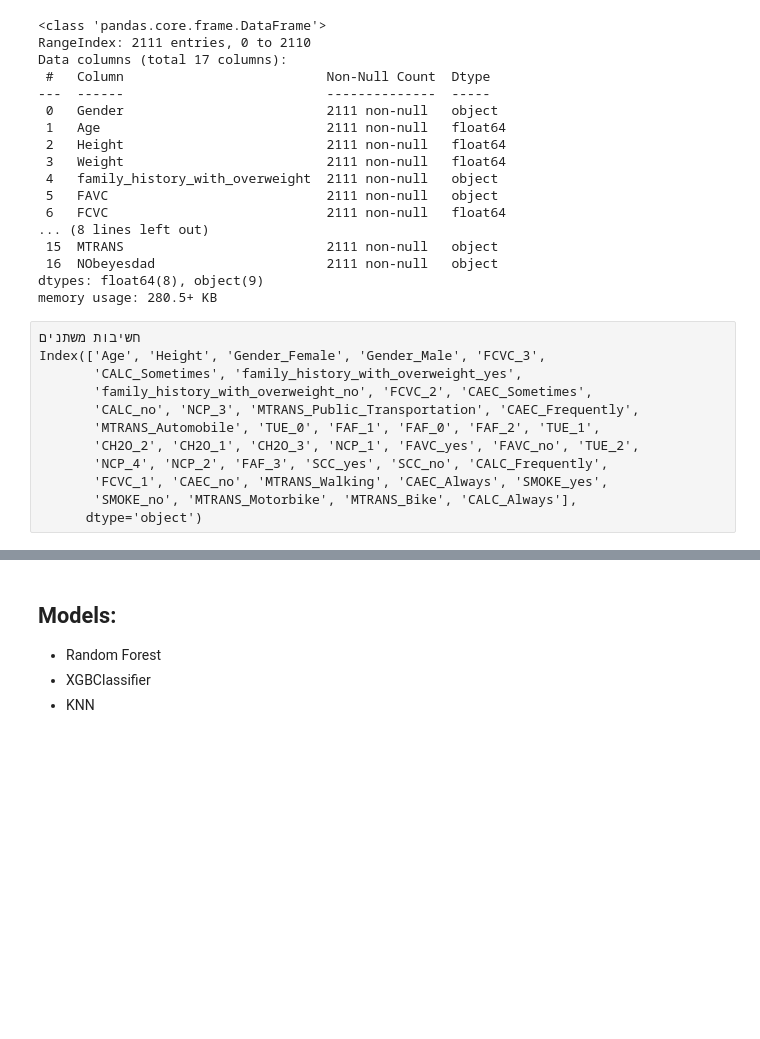
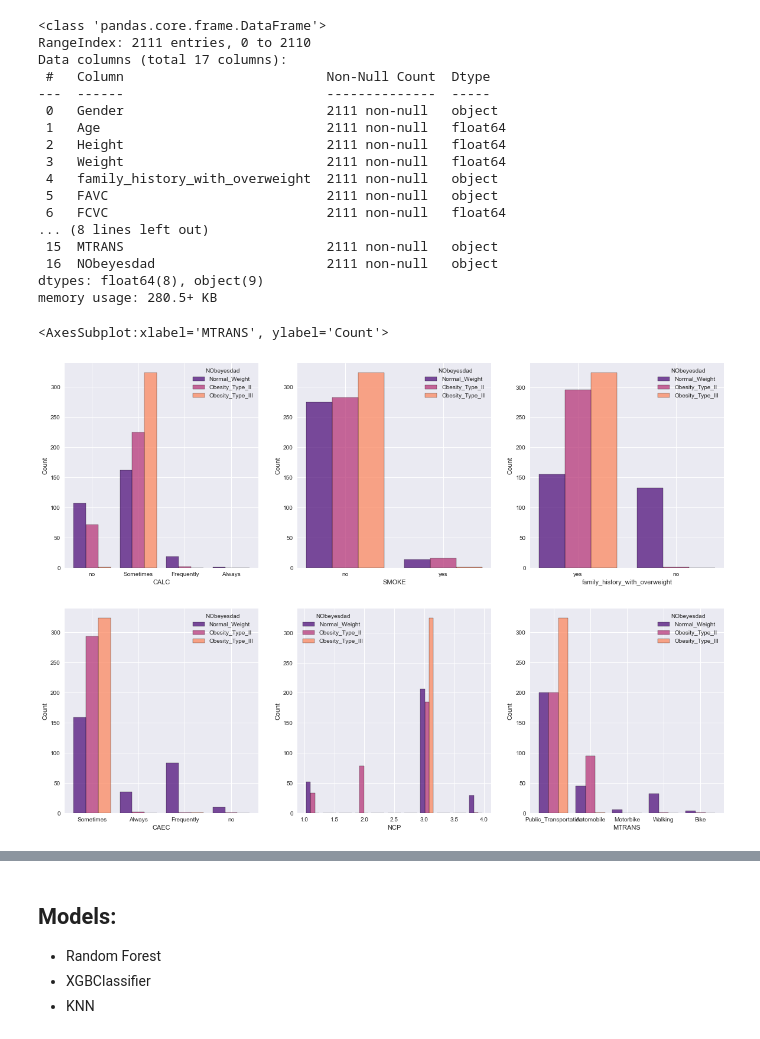
Before and after one commit to NoaAmichai/Obesity-Data-Science-Project, a Jupyter notebook: Obesity_Semester_B.ipynb, the cells around one changed output, grey strips where cells are left out. Saved outputs shown, nothing was run; the diff lists cells and outputs as text; code cells hidden in the pictures; blank space fills up the shorter version.

```diff
--- a/Obesity_Semester_B.ipynb
+++ b/Obesity_Semester_B.ipynb
@@ -64,18 +64,6 @@ Data columns (total 17 columns):
  16  NObeyesdad                      2111 non-null   object
 dtypes: float64(8), object(9)
 memory usage: 280.5+ KB
-# %% [raw]
-חשיבות משתנים
-Index(['Age', 'Height', 'Gender_Female', 'Gender_Male', 'FCVC_3',
-       'CALC_Sometimes', 'family_history_with_overweight_yes',
-       'family_history_with_overweight_no', 'FCVC_2', 'CAEC_Sometimes',
-       'CALC_no', 'NCP_3', 'MTRANS_Public_Transportation', 'CAEC_Frequently',
-       'MTRANS_Automobile', 'TUE_0', 'FAF_1', 'FAF_0', 'FAF_2', 'TUE_1',
-       'CH2O_2', 'CH2O_1', 'CH2O_3', 'NCP_1', 'FAVC_yes', 'FAVC_no', 'TUE_2',
-       'NCP_4', 'NCP_2', 'FAF_3', 'SCC_yes', 'SCC_no', 'CALC_Frequently',
-       'FCVC_1', 'CAEC_no', 'MTRANS_Walking', 'CAEC_Always', 'SMOKE_yes',
-       'SMOKE_no', 'MTRANS_Motorbike', 'MTRANS_Bike', 'CALC_Always'],
-      dtype='object')
 # %%
 #Other than 'Age', 'Weight' and 'Height' there is no reason for the other numeric columns to be 'float'. We'll change it.
 columns = ["NCP", "CH2O", "TUE", "FAF","FCVC"]
@@ -85,3 +73,18 @@ for col in columns:
 Normal_Weight = df.loc[df.NObeyesdad == "Normal_Weight"]
 Obesity_Type_II = df.loc[df.NObeyesdad == "Obesity_Type_II"]
 Obesity_Type_III = df.loc[df.NObeyesdad == "Obesity_Type_III"]
+
+frames = [Normal_Weight,Obesity_Type_II,Obesity_Type_III]
+result = pd.concat(frames)
+# %%
+fig, axs = plt.subplots(ncols=3, nrows = 2,figsize = (20,14))
+
+sns.histplot(data=result, x="CALC", hue="NObeyesdad", multiple="dodge", shrink=.8,palette="magma",ax=axs[0][0])
+sns.histplot(data=result, x="SMOKE", hue="NObeyesdad", multiple="dodge", shrink=.8,palette="magma",ax=axs[0][1])
+sns.histplot(data=result, x="family_history_with_overweight", hue="NObeyesdad", multiple="dodge", shrink=.8,palette="magma",ax=axs[0][2])
+sns.histplot(data=result, x="CAEC", hue="NObeyesdad", multiple="dodge", shrink=.8,palette="magma",ax=axs[1][0])
+sns.histplot(data=result, x="NCP", hue="NObeyesdad", multiple="dodge", shrink=.8,palette="magma",ax=axs[1][1])
+sns.histplot(data=result, x="MTRANS", hue="NObeyesdad", multiple="dodge", shrink=.8,palette="magma",ax=axs[1][2])
+# %% [output]
+<AxesSubplot:xlabel='MTRANS', ylabel='Count'>
+[figure, added]
```
Also changed, not shown: parts of 32 cells of this notebook.
